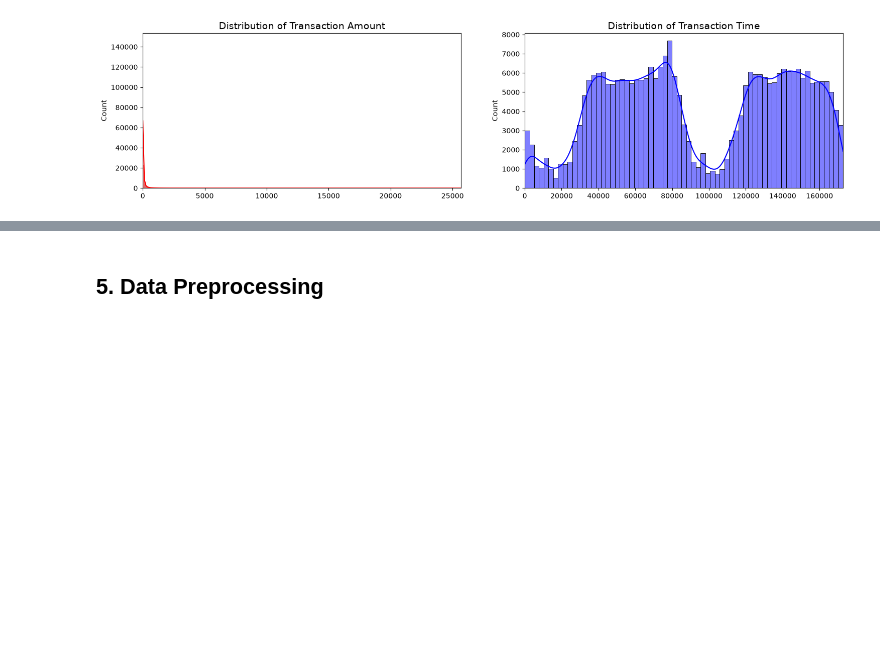
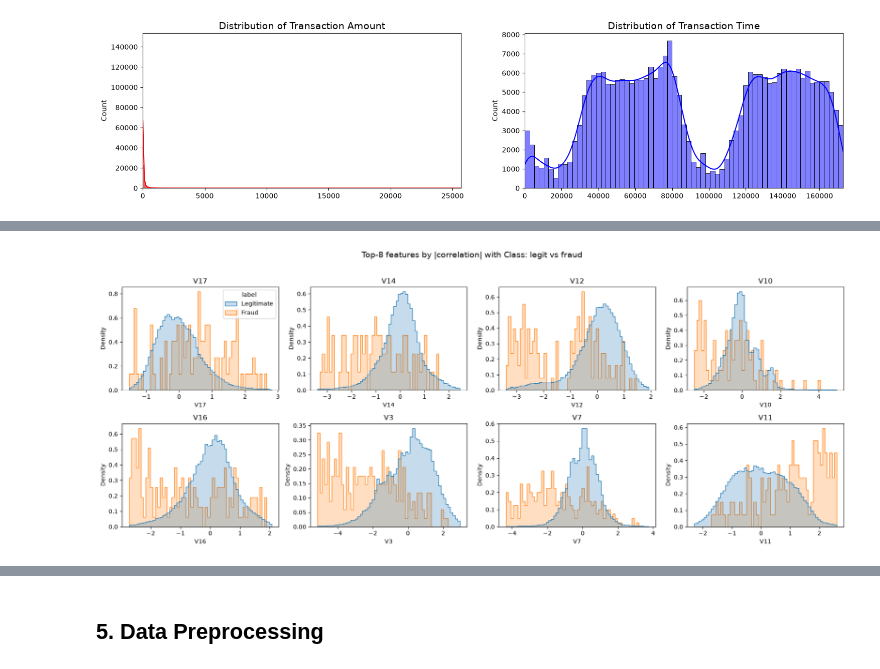
Before and after one commit to shashwat-158/credit-card-fraud-detection, a Jupyter notebook: notebook/credit_card_fraud_detection.ipynb, the cells around one changed output, grey strips where cells are left out. Drawn from its saved outputs; the diff is of its cells as text; code cells hidden in the pictures; blank space fills up the shorter version.

```diff
--- a/notebook/credit_card_fraud_detection.ipynb
+++ b/notebook/credit_card_fraud_detection.ipynb
@@ -236,0 +292,18 @@ Text(0.5, 1.0, 'Feature Correlation Matrix')
+# %%
+# Distribution of the 8 features most correlated with Class, fraud vs legit (each class normalised separately)
+corr_abs = df.corr(numeric_only=True)['Class'].drop('Class').abs()
+top_feats = corr_abs.sort_values(ascending=False).head(8).index.tolist()
+feat_df = df[top_feats].assign(label=df['Class'].map({0: 'Legitimate', 1: 'Fraud'}))
+
+fig, axes = plt.subplots(2, 4, figsize=(18, 7))
+for f, ax in zip(top_feats, axes.ravel()):
+    lo, hi = df[f].quantile([0.005, 0.995])                    # zoom to the bulk of the data
+    sns.histplot(data=feat_df, x=f, hue='label', hue_order=['Legitimate', 'Fraud'], stat='density',
+                 common_norm=False, bins=60, binrange=(lo, hi), element='step', ax=ax,
+                 legend=(f == top_feats[0]))
+    ax.set_title(f)
+plt.suptitle('Top-8 features by |correlation| with Class: legit vs fraud', y=1.02, fontsize=14)
+plt.tight_layout()
+plt.show()
+# %% [output]
+[figure, added]
```
Also changed, not shown: parts of 20 cells of this notebook, 4 other files.
